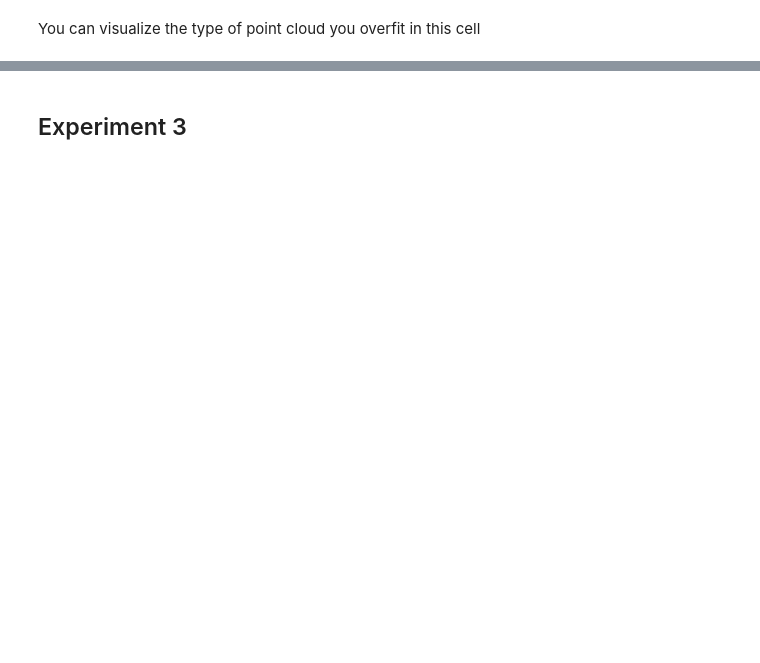
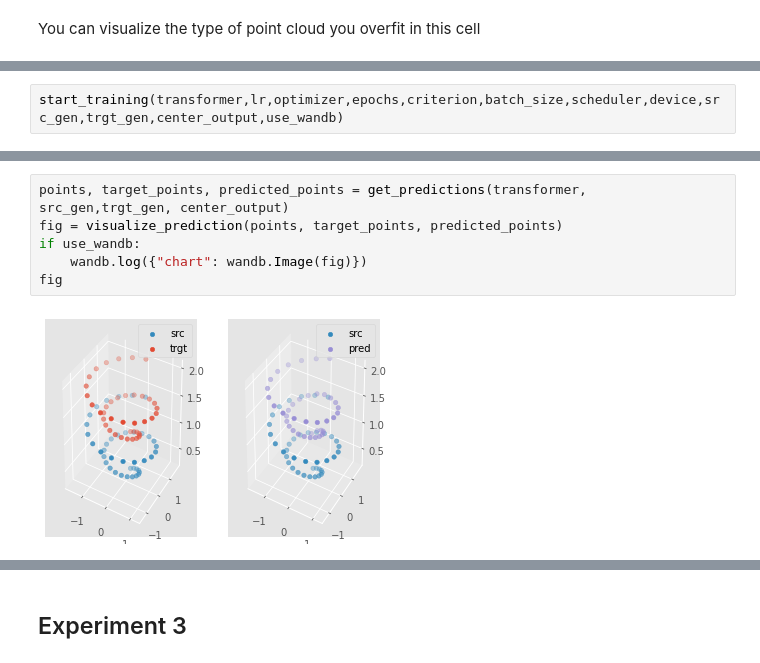
Before and after one commit to ymentha14/se3_molecule_generation, a Jupyter notebook: notebooks/se3.ipynb, the cells around one changed output, grey strips where cells are left out. Saved outputs shown, nothing was run; the diff lists cells and outputs as text; blank space fills up the shorter version.

```diff
--- a/notebooks/se3.ipynb
+++ b/notebooks/se3.ipynb
@@ -31,0 +117,2 @@ You can visualize the type of point cloud you overfit in this cell
+# %%
+start_training(transformer,lr,optimizer,epochs,criterion,batch_size,scheduler,device,src_gen,trgt_gen,center_output,use_wandb)
@@ -31,0 +147,8 @@ You can visualize the type of point cloud you overfit in this cell
+# %%
+points, target_points, predicted_points = get_predictions(transformer, src_gen,trgt_gen, center_output)
+fig = visualize_prediction(points, target_points, predicted_points)
+if use_wandb:
+    wandb.log({"chart": wandb.Image(fig)})
+fig
+# %% [output]
+[figure, added]
```
Also changed, not shown: parts of 39 cells of this notebook, 4 other files.
